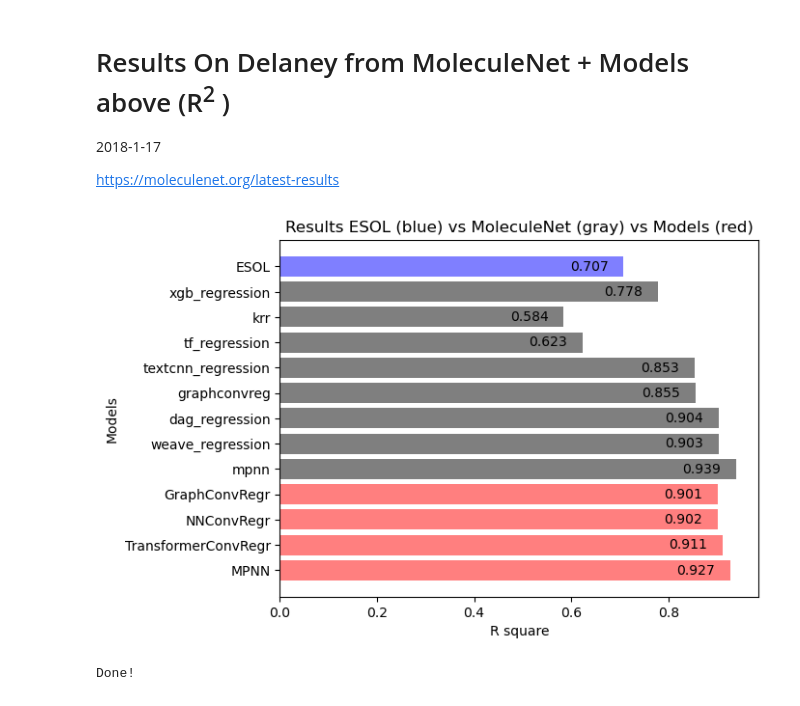
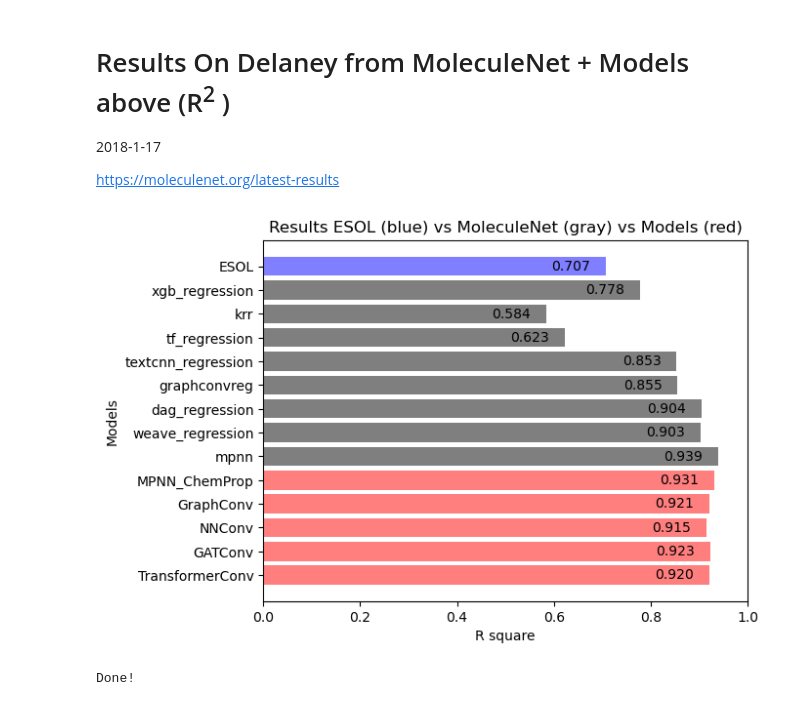
Before and after one commit to Jamesr787/MoleculePrediction, a Jupyter notebook: ESOL_delaney.ipynb, the cells around one changed output. Saved outputs shown, nothing was run; the diff lists cells and outputs as text; code cells hidden in the pictures.

```diff
--- a/ESOL_delaney.ipynb
+++ b/ESOL_delaney.ipynb
@@ -790,0 +448,3 @@ r2_4
+# %%
+%%time
+train_dset, val_dset, test_dset = process_delaney_chemprop(delaney_dataset)
@@ -790,0 +458,24 @@ r2_4
+# %%
+%%time
+verbose = False # Set to "True" to see full Training Process
+
+model_names = ['MPNN_ChemProp', 'GraphConv', 'NNConv', 'GATConv', 'TransformerConv']
+
+model_to_R2 = {}
+for model_name in model_names:
+    print(f"Model: {model_name}")
+    model, val_results, test_results = train_and_test(
+        model_name,
+        train_dset,
+        val_dset,
+        test_dset,
+        hidden_channels=350,
+        mp_num_layers=4,
+        ffn_num_layers=1,
+        batch_size=64,
+        dropout=0.2,
+        patience=40,
+        verbose=verbose
+    )
+
+    model_to_R2[model_name] = test_results[0]['test/r2']
@@ -797,33 +543,35 @@ https://moleculenet.org/latest-results
 # %%
 # Plot Results
 
 # Results from MoleculeNet
 labels = ['ESOL', 'xgb_regression', 'krr', 'tf_regression', 'textcnn_regression', 'graphconvreg', 'dag_regression', 'weave_regression', 'mpnn']
 r2_all = [r2_ESOL, 0.778, 0.584, 0.623, 0.853, 0.855, 0.904, 0.903, 0.939]
 
 # Results from Models above
-labels += ['GraphConvRegr', 'NNConvRegr', 'TransformerConvRegr', 'MPNN']
-r2_all += [r2_1, r2_2, r2_3, r2_4]
+labels += list(model_to_R2.keys())
+r2_all += list(model_to_R2.values())
 
 labels = labels[::-1]
 r2_all = r2_all[::-1]
 
 # Plotting
 fig, ax = plt.subplots()
 bars = ax.barh(range(len(labels)),
                r2_all,
                tick_label=labels,
-               color=['r' for i in range(4)] + ['k' for j in range(8)] + ['b'],
+               color=['r' for i in range(5)] + ['k' for j in range(8)] + ['b'],
                alpha=0.5)
 
 ax.bar_label(bars, fmt='%.3f', padding=-40)
 
 plt.title('Results ESOL (blue) vs MoleculeNet (gray) vs Models (red)')
 plt.ylabel('Models')
 plt.xlabel('R square')
+plt.xlim([0.0, 1.0])
+plt.xticks([0.0, 0.2, 0.4, 0.6, 0.8, 1.0])
 plt.show()
 
 print('Done!')
 # %% [output]
-[figure, old version]
+[figure, new version]
 Done!
```
Also changed, not shown: parts of 34 cells of this notebook.
